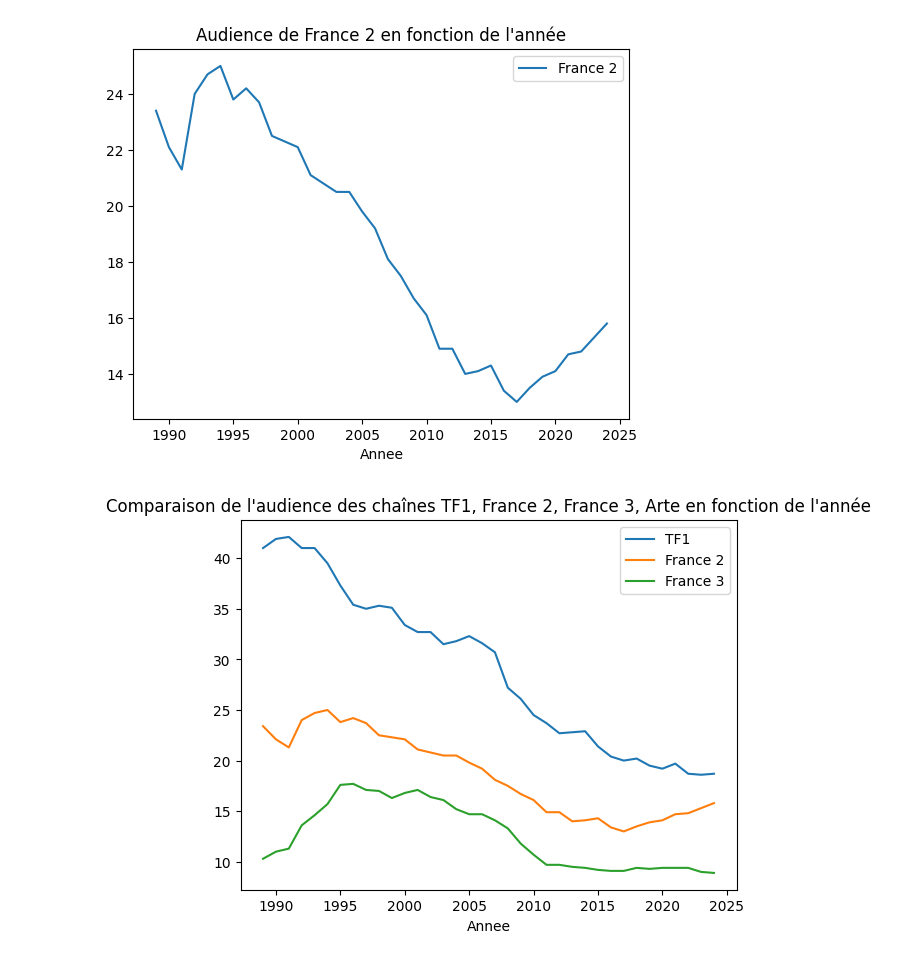
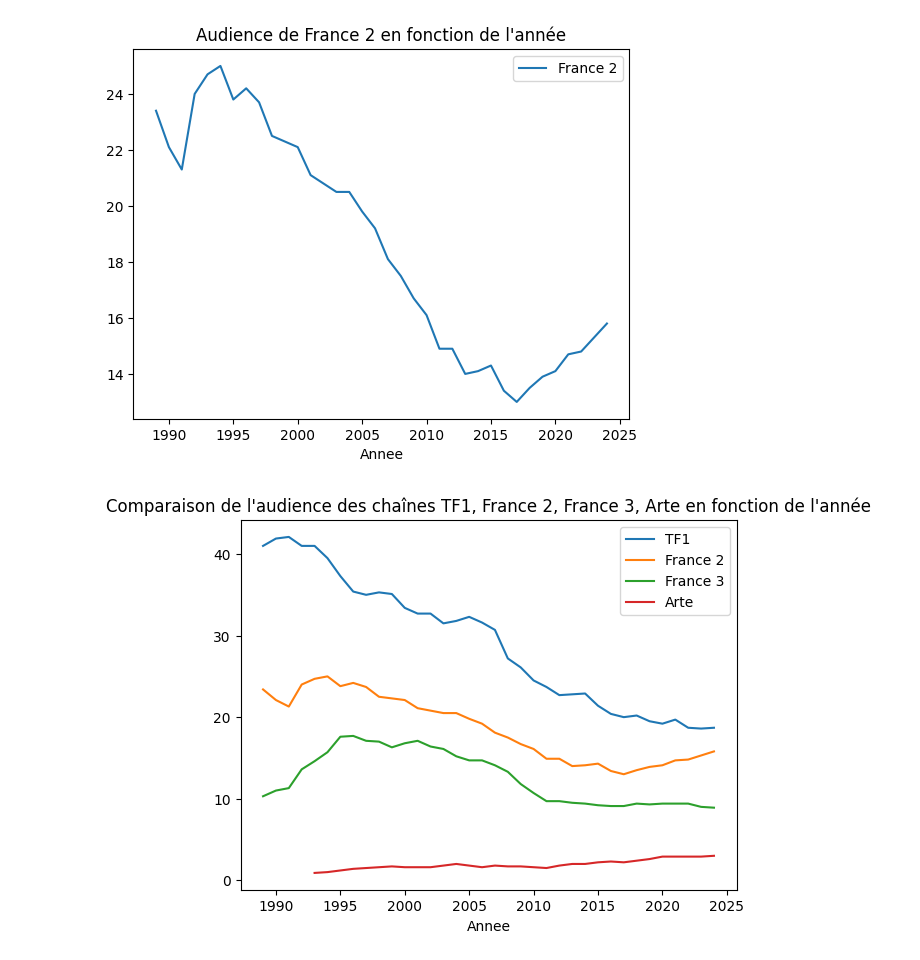
Before and after one commit to Gstrems/Projet_python_2A, a Jupyter notebook: Analyse_exploratoire_audience.ipynb, the cells around one changed output. Drawn from its saved outputs; the diff is of its cells as text; code cells hidden in the pictures.

Commit message:
MAJ exploration audience

```diff
--- a/Analyse_exploratoire_audience.ipynb
+++ b/Analyse_exploratoire_audience.ipynb
@@ -24,3 +24,7 @@ min(audience["Annee"])
 Les données s'étendent entre 1989 et 2024
 # %% [markdown]
 ## Quelle est l'évolution de l'audience de chaque chaîne
+# %%
+audience_par_annee = audience.drop(columns=["Annee"]).sum(axis=1)
+audience["Total"] = audience_par_annee
+audience.plot(x="Annee", y="Total", kind="line", title="Audience totale en fonction de l'année")
@@ -51,8 +58,8 @@ def comparaison_audience(audience, annee, chaines):
     annee (str) : le nom de la colonne contenant les années
     chaines (list) : la liste des chaînes de télévision dont on veut afficher l'audience
     """
-    audience.plot(x=annee, y=chaines, kind="line", title=f"Comparaison de l'audience des chaînes {', '.join(chaines)} en fonction de l'année")
+    return audience.plot(x=annee, y=chaines, kind="line", title=f"Comparaison de l'audience des chaînes {', '.join(chaines)} en fonction de l'année")
 # %%
-comparaison_audience(audience, "Annee", audience.columns[1:])
+comparaison_audience(audience, "Annee", ["TF1", "France 2", "France 3", "Arte"])
 # %% [output]
-[figure, old version]
+[figure, new version]
```
Also changed, not shown: parts of 14 cells of this notebook, 2 other files.
